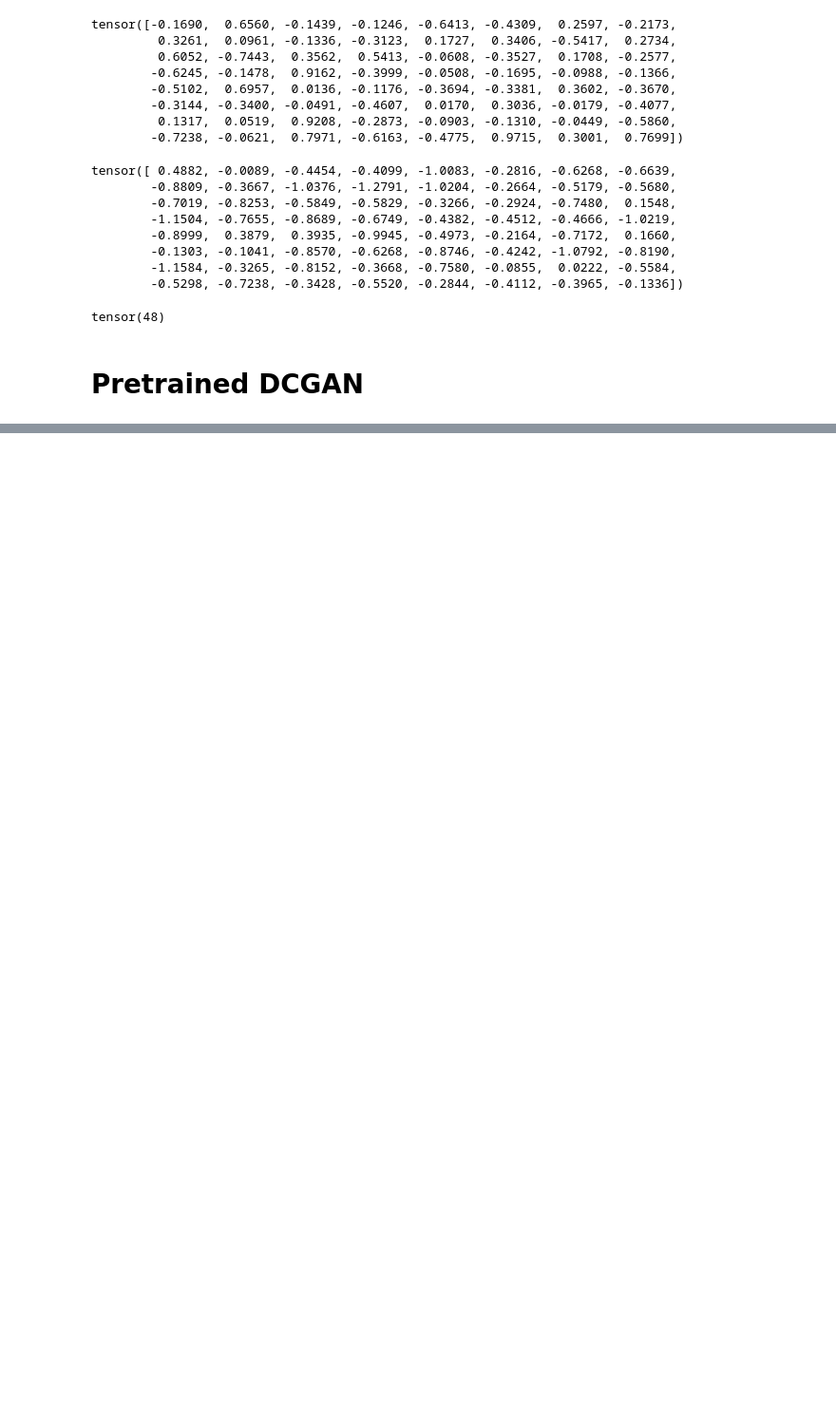
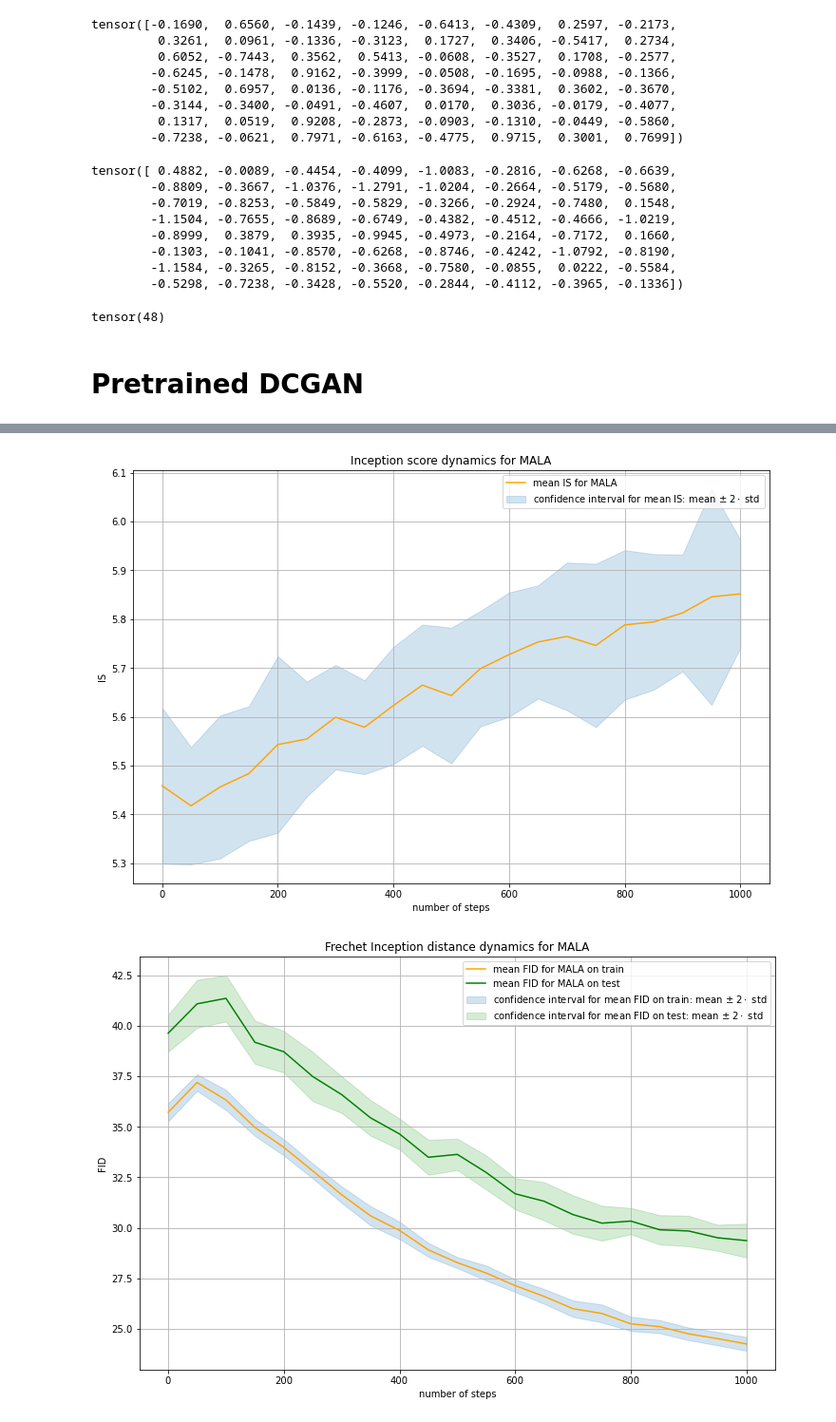
Before and after one commit to premolab/gans_sampling, a Jupyter notebook: notebooks/Cifar10.ipynb, the cells around one changed output, grey strips where cells are left out. Shown at 95% size. Cells and saved outputs as stored; diff of their text form; code cells hidden in the pictures; blank space fills up the shorter version.

```diff
--- a/notebooks/Cifar10.ipynb
+++ b/notebooks/Cifar10.ipynb
@@ -478,6 +281,0 @@ z_last_np, zs = langevin_sampling(target_gan, proposal, batch_size, n, n_steps,
-# %%
-z_last_np_no_nans = []
-for i in range(z_last_np.shape[0]):
-    if np.isnan(z_last_np[i]).sum()==0:
-        z_last_np_no_nans.append(z_last_np[i])
-z_last_np_no_nans = np.array(z_last_np_no_nans)
@@ -596,0 +735,2 @@ FID score for CIFAR10 with ULA: mean 36.92684352794439, score 0.5238915763163959
+# %%
+load_np = np.concatenate(load_np.transpose(0, 2, 1, 3), axis = 0).transpose(1, 0, 2)
@@ -596,0 +741,15 @@ FID score for CIFAR10 with ULA: mean 36.92684352794439, score 0.5238915763163959
+# %%
+method_name = 'mala'
+random_seed = 42
+every_step = 50
+path_to_save_cifar10_np = os.path.join(cwd, '..', 'samples', 'cifar10', 'numpy_files')
+path_to_save_cifar10 = os.path.join(cwd, '..', 'samples', 'cifar10', 'downloaded_dataset')
+mala_scores = calculate_cifar10_statistics(z_agg_step = load_np,
+                                           G = G,
+                                           device = device,
+                                           batch_size = args.batch_size,
+                                           path_to_save_cifar10 = path_to_save_cifar10,
+                                           path_to_save_cifar10_np = path_to_save_cifar10_np,
+                                           method_name = method_name,
+                                           random_seed = random_seed,
+                                           every_step = every_step)
@@ -596,0 +813,14 @@ FID score for CIFAR10 with ULA: mean 36.92684352794439, score 0.5238915763163959
+# %%
+method_name = "MALA"
+figsize = (12, 8)
+path_to_np_files = '/home/daniil/gans-mcmc/saved_numpy_arrays'
+plot_scores_cifar10_dynamics(mala_scores,
+                                every_step, method_name,
+                                 figsize,
+                                 path_to_np_files,
+                                 grad_step,
+                                 eps_scale,
+                                 coef = 2.0)
+# %% [output]
+[figure, added]
+[figure, added]
```
Also changed, not shown: parts of 64 cells of this notebook, 3 other files.
